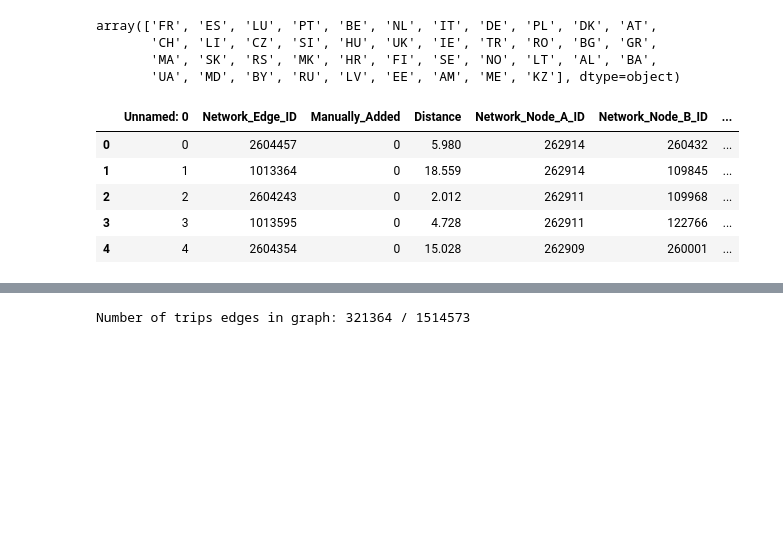
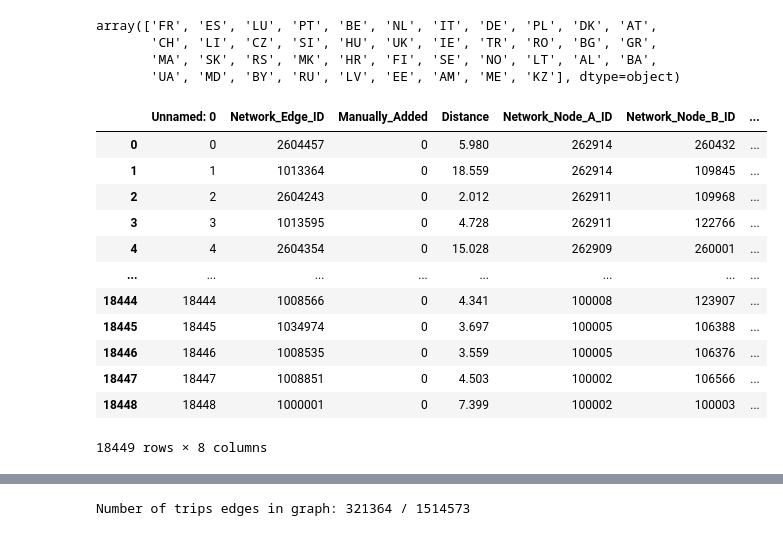
Before and after one commit to AI-for-Infrastructure-Management/imp-act, a Jupyter notebook: create_highway_network.ipynb, the cells around one changed output, grey strips where cells are left out. Cells and saved outputs as stored; diff of their text form; code cells hidden in the pictures; blank space fills up the shorter version.

```diff
--- a/create_highway_network.ipynb
+++ b/create_highway_network.ipynb
@@ -73,12 +68,19 @@ array(['FR', 'ES', 'LU', 'PT', 'BE', 'NL', 'IT', 'DE', 'PL', 'DK', 'AT',
        'MA', 'SK', 'RS', 'MK', 'HR', 'FI', 'SE', 'NO', 'LT', 'AL', 'BA',
        'UA', 'MD', 'BY', 'RU', 'LV', 'EE', 'AM', 'ME', 'KZ'], dtype=object)
 # %%
-edges_df.head()
+edges_df
 # %% [output]
 |  | Unnamed: 0 | Network_Edge_ID | Manually_Added | Distance | Network_Node_A_ID | Network_Node_B_ID | ... |
 | 0 | 0 | 2604457 | 0 | 5.980 | 262914 | 260432 | ... |
 | 1 | 1 | 1013364 | 0 | 18.559 | 262914 | 109845 | ... |
 | 2 | 2 | 2604243 | 0 | 2.012 | 262911 | 109968 | ... |
 | 3 | 3 | 1013595 | 0 | 4.728 | 262911 | 122766 | ... |
 | 4 | 4 | 2604354 | 0 | 15.028 | 262909 | 260001 | ... |
+| ... | ... | ... | ... | ... | ... | ... | ... |
+| 18444 | 18444 | 1008566 | 0 | 4.341 | 100008 | 123907 | ... |
+| 18445 | 18445 | 1034974 | 0 | 3.697 | 100005 | 106388 | ... |
+| 18446 | 18446 | 1008535 | 0 | 3.559 | 100005 | 106376 | ... |
+| 18447 | 18447 | 1008851 | 0 | 4.503 | 100002 | 106566 | ... |
+| 18448 | 18448 | 1000001 | 0 | 7.399 | 100002 | 100003 | ... |
+18449 rows × 8 columns
 # %%
```
Also changed, not shown: parts of 12 cells of this notebook.
